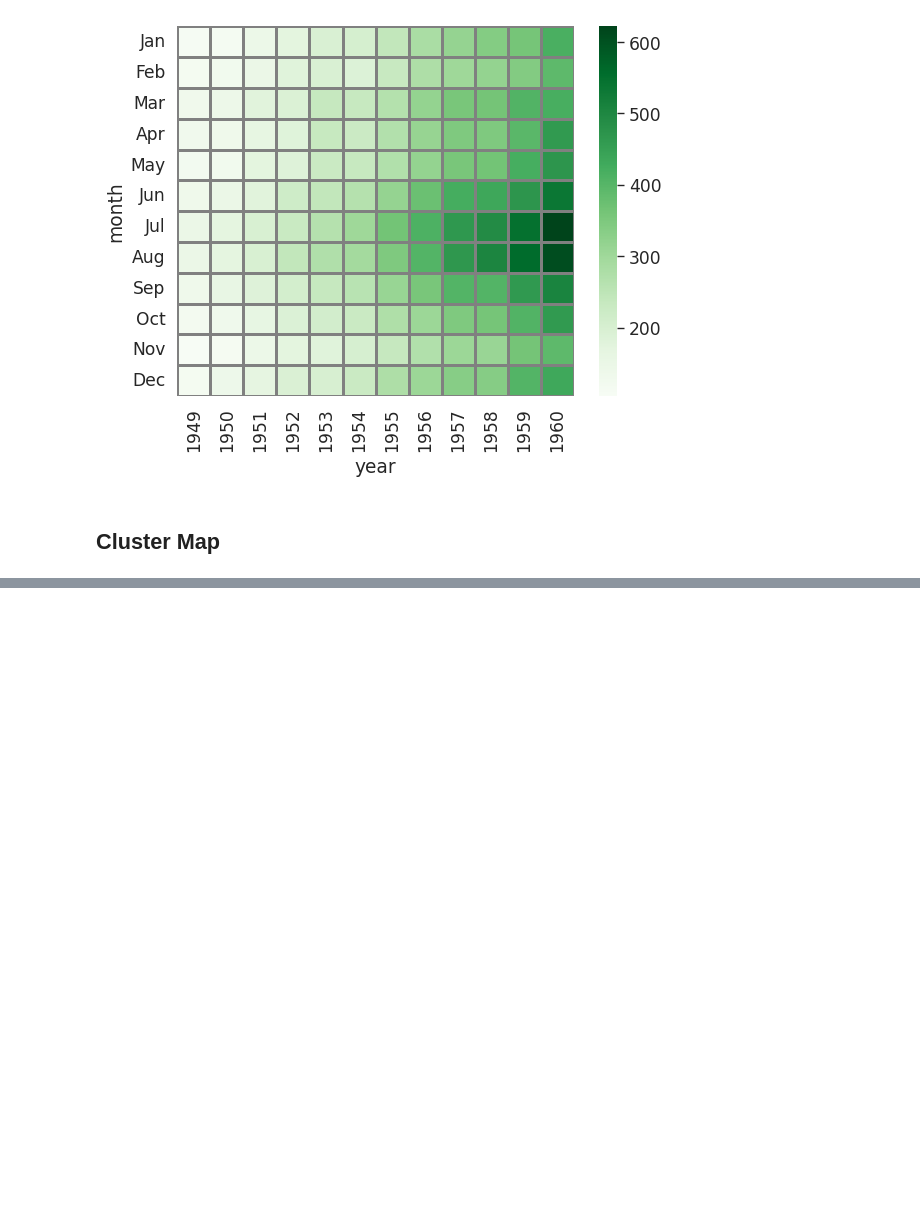
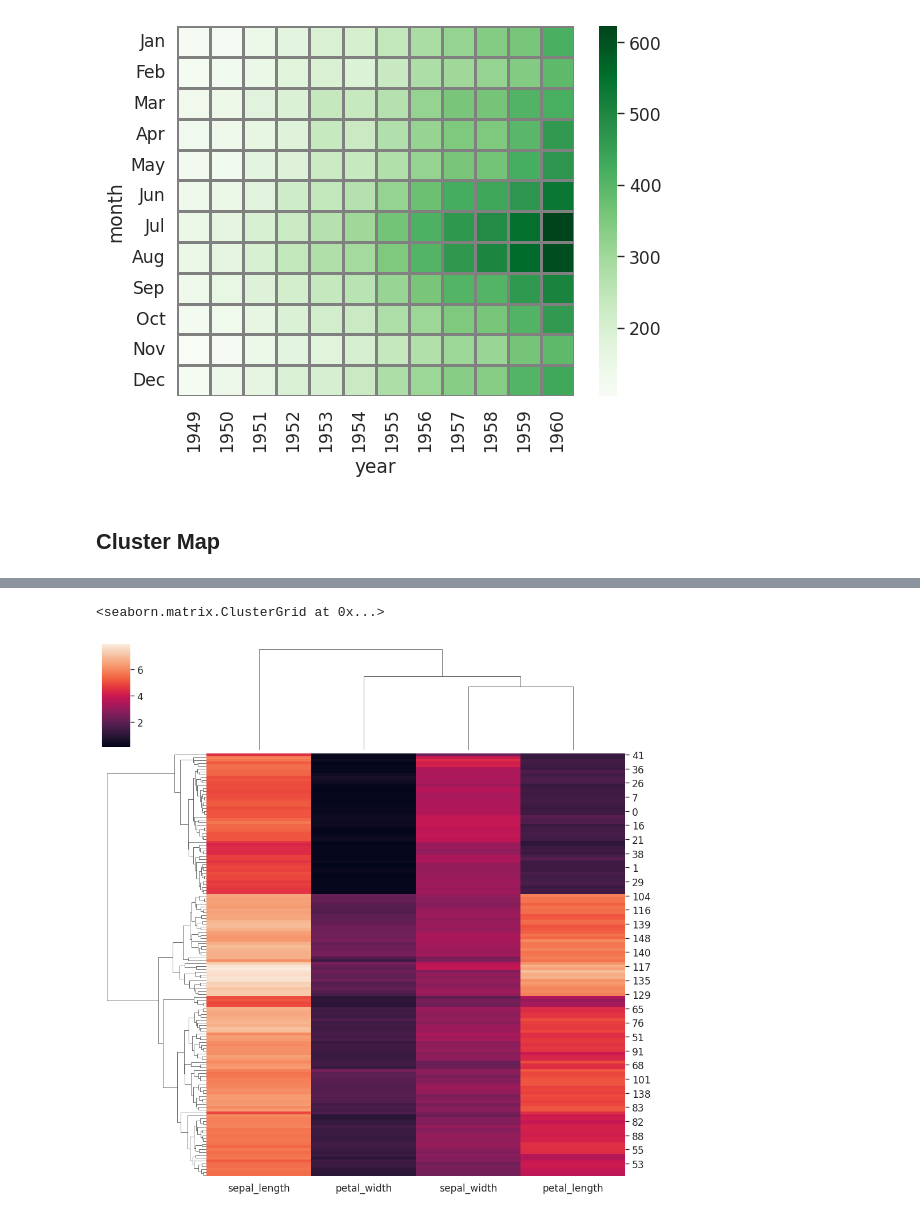
Before and after one commit to EdwinKingori/Seaborn_DataVisualizations, a Jupyter notebook: seaborn_layout.ipynb, the cells around one changed output, grey strips where cells are left out. Saved outputs shown, nothing was run; the diff lists cells and outputs as text; code cells hidden in the pictures; blank space fills up the shorter version.

```diff
--- a/seaborn_layout.ipynb
+++ b/seaborn_layout.ipynb
@@ -361,0 +366,3 @@ sns.heatmap(flights, cmap = 'Greens', linewidth = 1, linecolor = 'grey' )
+# %%
+iris = sns.load_dataset('iris')
+iris
@@ -361,0 +383,8 @@ sns.heatmap(flights, cmap = 'Greens', linewidth = 1, linecolor = 'grey' )
+# %%
+# Distinguishig the data based on the different species of iris.
+species = iris.pop('species')
+#plotting the divided data (a hierachical clustermap)
+sns.clustermap(iris)
+# %% [output]
+<seaborn.matrix.ClusterGrid at 0x...>
+[figure, added]
```
Also changed, not shown: parts of 15 cells of this notebook.
